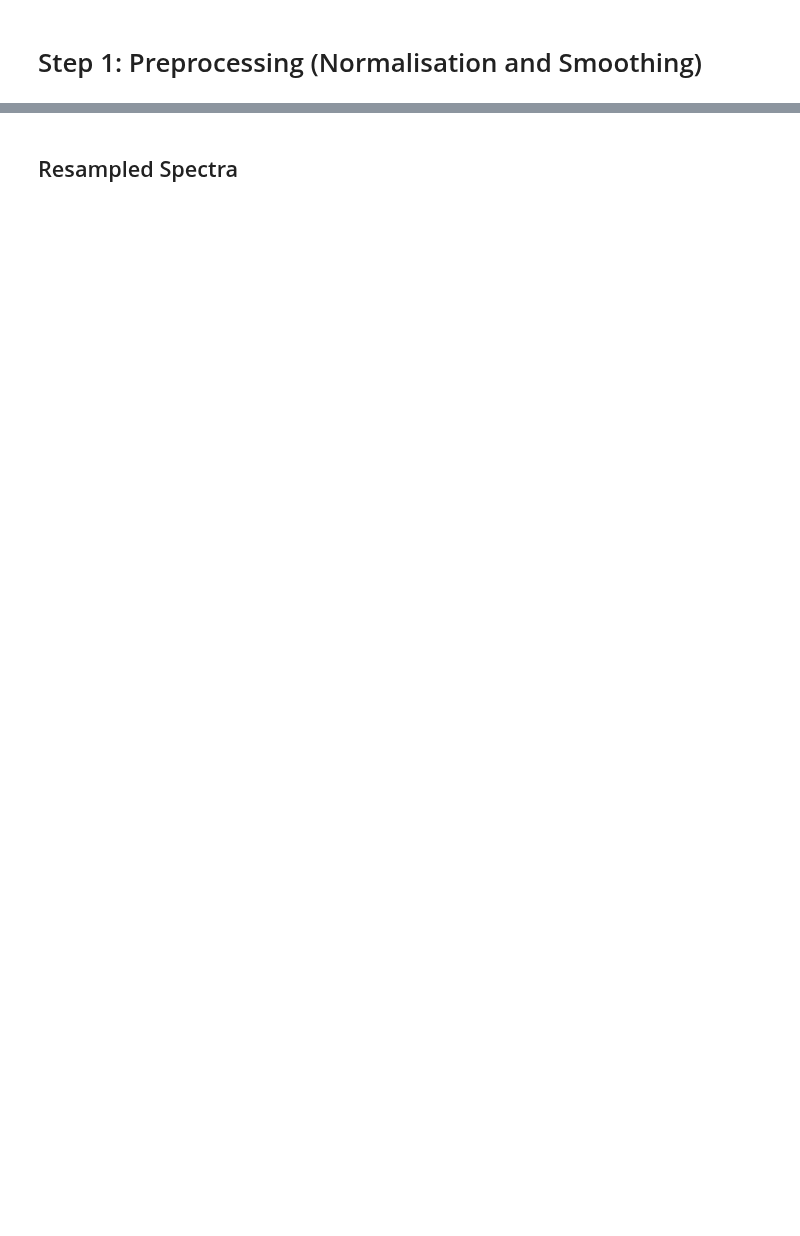
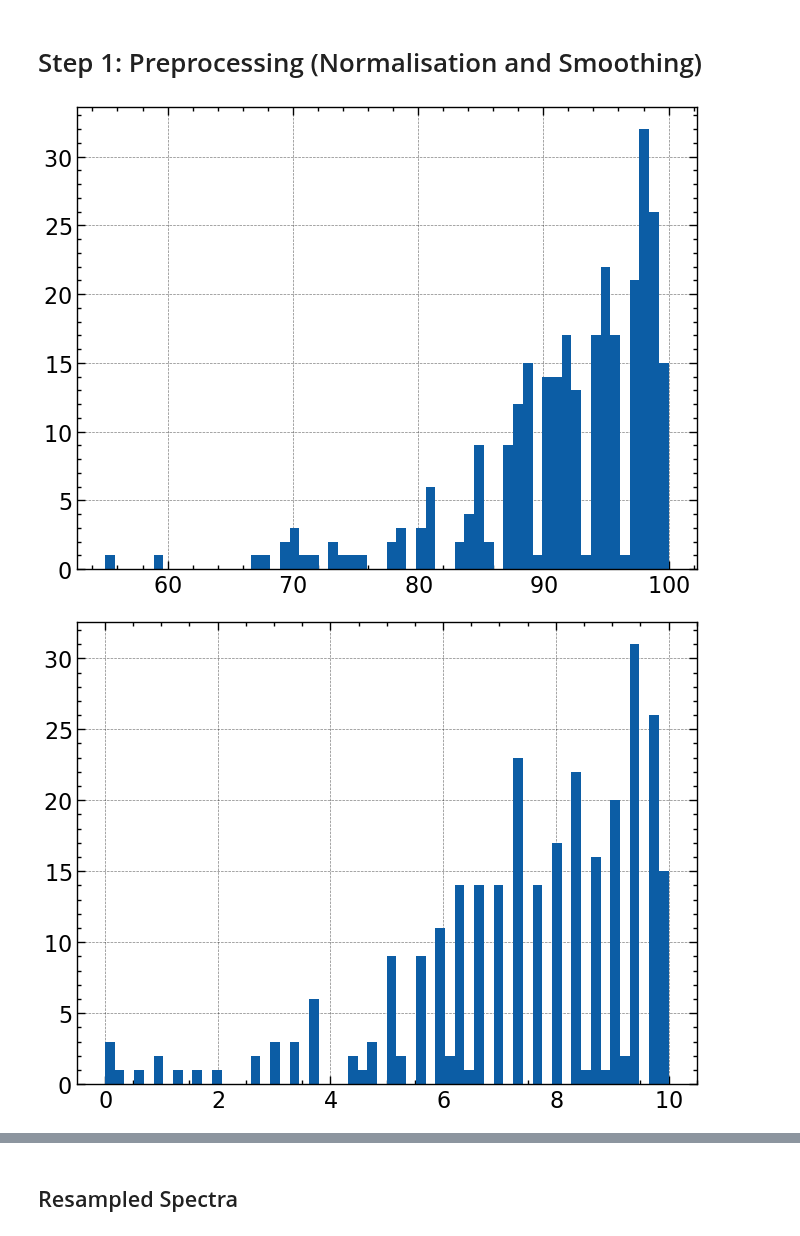
Before and after one commit to SwetaSingh87/SharedPython, a Jupyter notebook: UAE/C_UAE_RefinedCode-temporary.ipynb, the cells around one changed output, grey strips where cells are left out. Cells and saved outputs as stored; diff of their text form; code cells hidden in the pictures; blank space fills up the shorter version.

```diff
--- a/UAE/C_UAE_RefinedCode-temporary.ipynb
+++ b/UAE/C_UAE_RefinedCode-temporary.ipynb
@@ -384,11 +399,22 @@ T = isolate_targets(df,target_names)
 # %%
 # --- TODO : Also define and Use other normalisation methods ----
 def minmaxnormalize_targets(T):
     NT =[]
     for i in range(0, len(T)):
         NT.append(lognormal(T[i].copy()))
     return(NT)
 
 NT = minmaxnormalize_targets(T)
+
+
+#udf = pd.read_csv('uae.csv')
+
+plt.hist(T[0], bins=58)
+plt.show()
+plt.hist(NT[0], bins=58)
+plt.show()
+# %% [output]
+[figure, added]
+[figure, added]
 # %%
 def zscorenormalize_targets(T):
```
Also changed, not shown: parts of 13 cells of this notebook, 1 other file.
